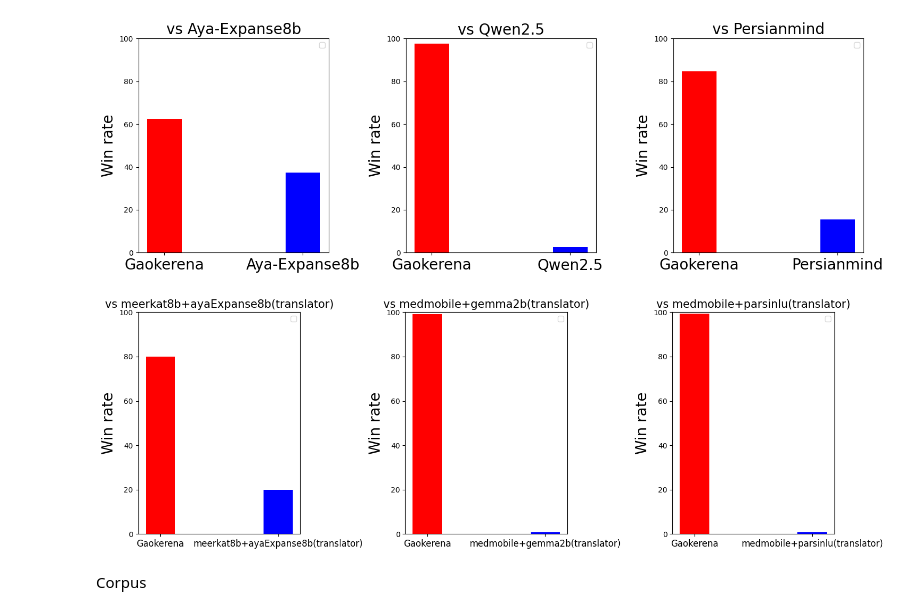
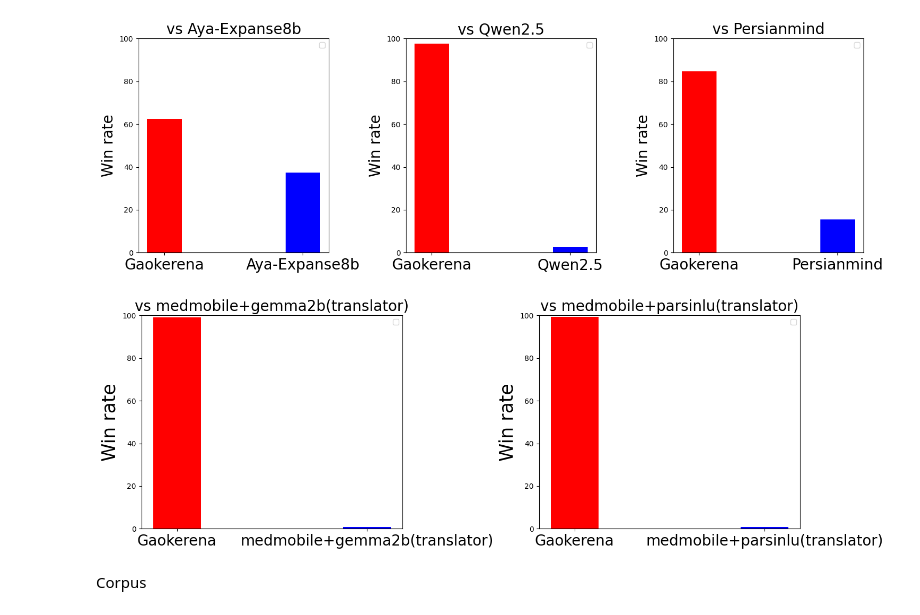
Before and after one commit to Mehrdadghassabi/Gaokerena-V, a Jupyter notebook: assets/analysis.ipynb, the cells around one changed output. Saved outputs shown, nothing was run; the diff lists cells and outputs as text; code cells hidden in the pictures.

```diff
--- a/assets/analysis.ipynb
+++ b/assets/analysis.ipynb
@@ -70,44 +70,36 @@ plt.show()
 # %% [output]
 [figure]
 # %%
-values1 = [80.0,20.0]
-values2 = [99.2,0.8]
-values3 = [99.25, 0.75]
+values1 = [99.2,0.8]
+values2 = [99.25, 0.75]
 
 bar_width = 0.25
 x = np.arange(2)
 
-fig, axs = plt.subplots(1, 3, figsize=(15, 5))
+fig, axs = plt.subplots(1, 2, figsize=(15, 5))
+
 
 axs[0].bar(x, values1, width=bar_width, color=['r','b'])
-axs[0].set_title('vs meerkat8b+ayaExpanse8b(translator)', fontsize=15)
+axs[0].set_title('vs medmobile+gemma2b(translator)', fontsize=20)
 axs[0].set_xticks(x)
-axs[0].set_xticklabels(['Gaokerena', 'meerkat8b+ayaExpanse8b(translator)'], fontsize=12)
-axs[0].set_ylabel('Win rate', fontsize=20)
+axs[0].set_xticklabels(['Gaokerena', 'medmobile+gemma2b(translator)'], fontsize=20)
+axs[0].set_ylabel('Win rate', fontsize=25)
 axs[0].set_ylim(0, 100)
 axs[0].legend()
 
 axs[1].bar(x, values2, width=bar_width, color=['r','b'])
-axs[1].set_title('vs medmobile+gemma2b(translator)', fontsize=15)
+axs[1].set_title('vs medmobile+parsinlu(translator)', fontsize=20)
 axs[1].set_xticks(x)
-axs[1].set_xticklabels(['Gaokerena', 'medmobile+gemma2b(translator)'], fontsize=12)
-axs[1].set_ylabel('Win rate', fontsize=20)
+axs[1].set_xticklabels(['Gaokerena', 'medmobile+parsinlu(translator)'], fontsize=20)
+axs[1].set_ylabel('Win rate', fontsize=25)
 axs[1].set_ylim(0, 100)
 axs[1].legend()
-
-axs[2].bar(x, values3, width=bar_width, color=['r','b'])
-axs[2].set_title('vs medmobile+parsinlu(translator)', fontsize=15)
-axs[2].set_xticks(x)
-axs[2].set_xticklabels(['Gaokerena', 'medmobile+parsinlu(translator)'], fontsize=12)
-axs[2].set_ylabel('Win rate', fontsize=20)
-axs[2].set_ylim(0, 100)
-axs[2].legend()
 
 # Adjust layout
 plt.tight_layout()
 plt.show()
 # %% [output]
-[figure, old version]
+[figure, new version]
 # %% [markdown]
 Corpus
 # %%
```
Also changed, not shown: parts of 1 cell of this notebook.
